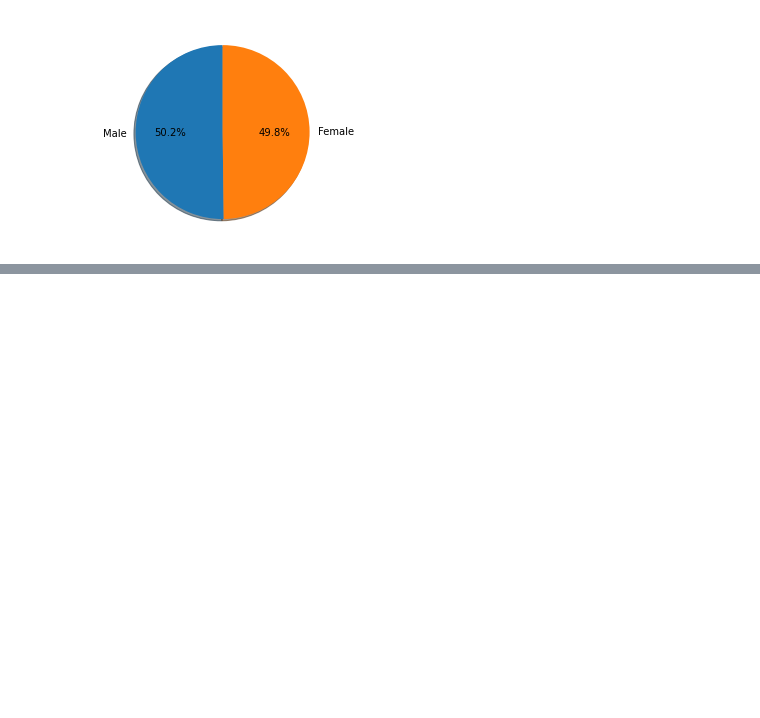
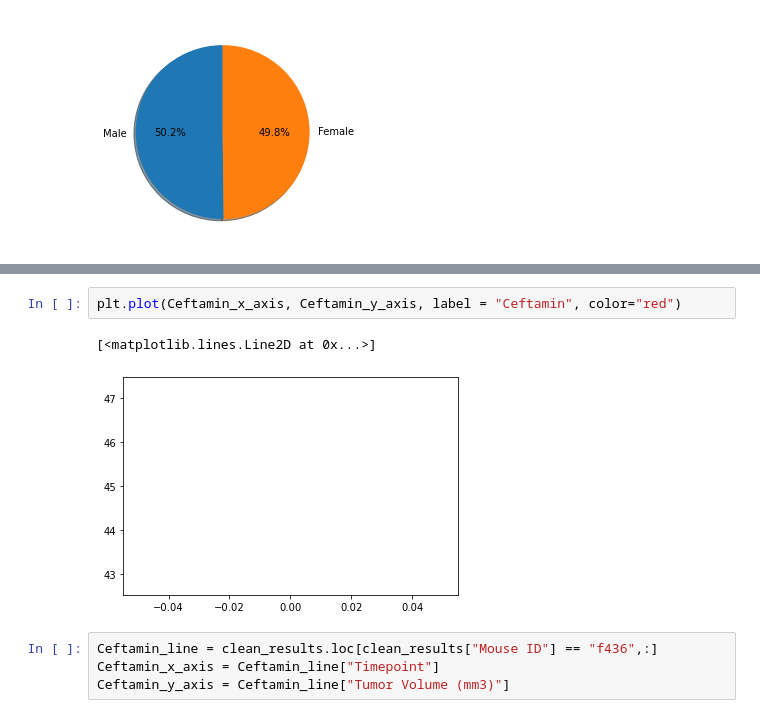
Before and after one commit to cmagnotta/matplotlib-challenge, a Jupyter notebook: matplotlib.ipynb, the cells around one changed output, grey strips where cells are left out. Drawn from its saved outputs; the diff is of its cells as text; blank space fills up the shorter version.

```diff
--- a/matplotlib.ipynb
+++ b/matplotlib.ipynb
@@ -384,0 +659,9 @@ ax1.pie(gender_countDF, labels=labels, autopct='%1.1f%%',
+# %%
+plt.plot(Ceftamin_x_axis, Ceftamin_y_axis, label = "Ceftamin", color="red")
+# %% [output]
+[<matplotlib.lines.Line2D at 0x...>]
+[figure, added]
+# %%
+Ceftamin_line = clean_results.loc[clean_results["Mouse ID"] == "f436",:]
+Ceftamin_x_axis = Ceftamin_line["Timepoint"]
+Ceftamin_y_axis = Ceftamin_line["Tumor Volume (mm3)"]
```
Also changed, not shown: parts of 42 cells of this notebook.
